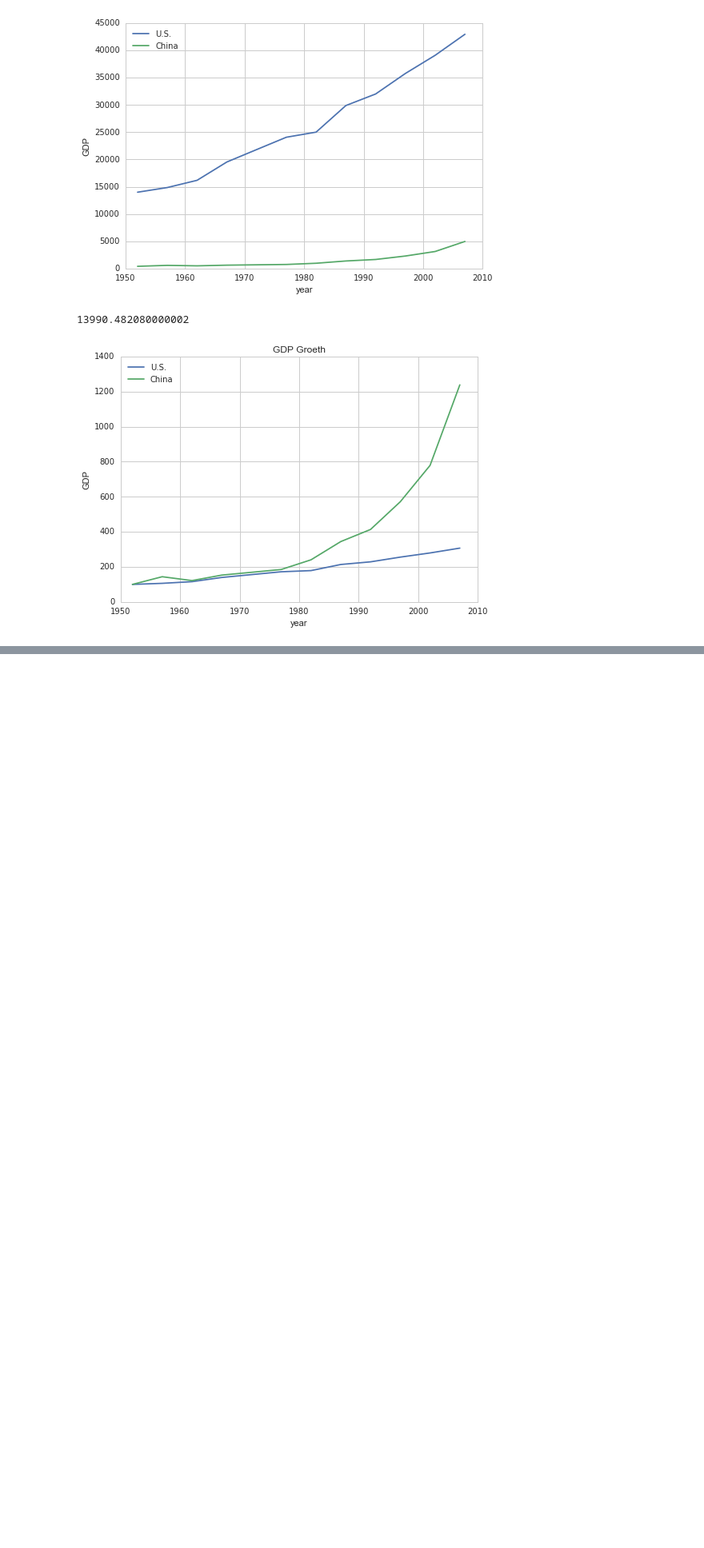
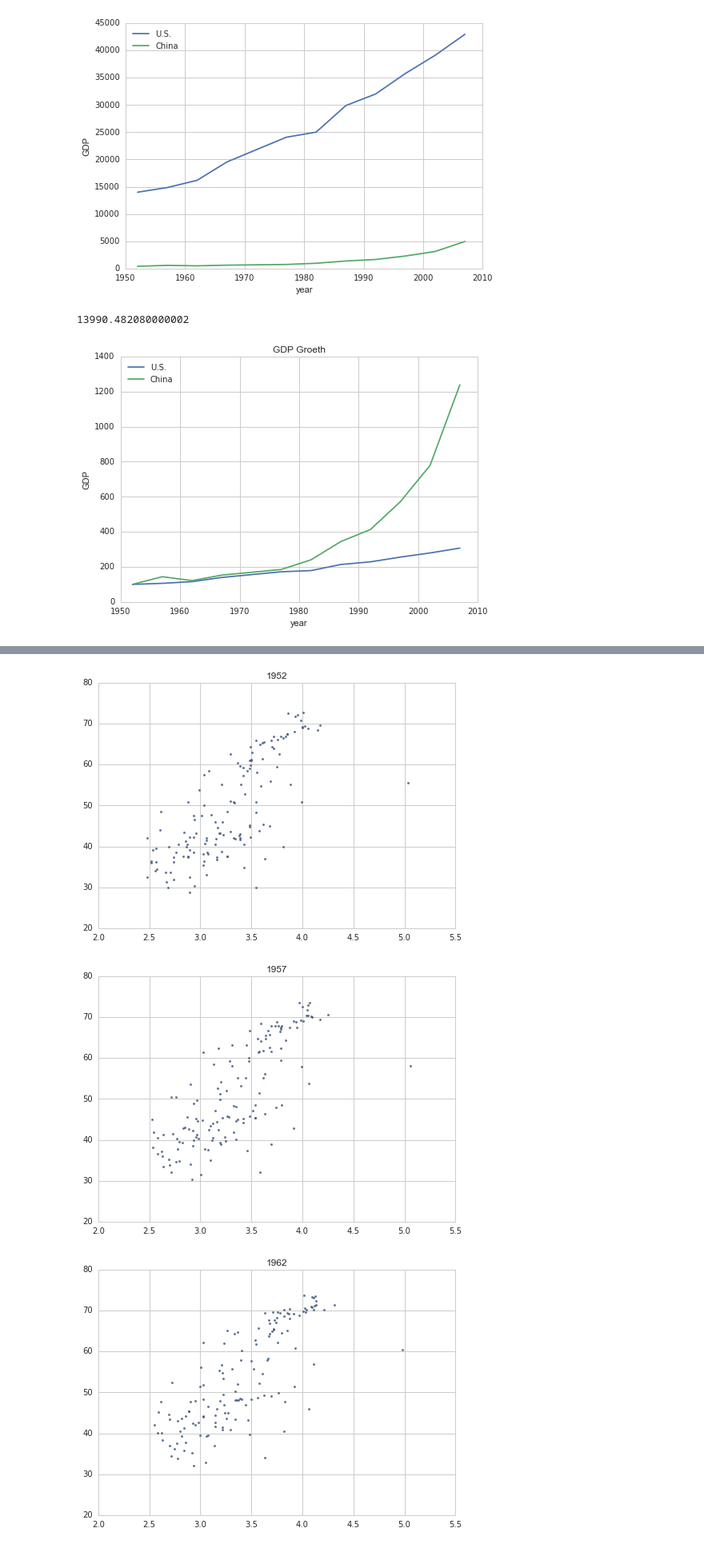
Before and after one commit to kriloc/deeplearning, a Jupyter notebook: Visualization/Matplotlib-First_Time.ipynb, the cells around one changed output, grey strips where cells are left out. Shown at 80% size. Drawn from its saved outputs; the diff is of its cells as text; code cells hidden in the pictures; blank space fills up the shorter version.

```diff
--- a/Visualization/Matplotlib-First_Time.ipynb
+++ b/Visualization/Matplotlib-First_Time.ipynb
@@ -258,0 +302,11 @@ plt.show()
+# %%
+years_sorted = sorted(set(data.year))
+for given_year in years_sorted:
+    data_year = data[data.year == given_year]
+    plt.scatter(np.log10(data_year.gdpPerCapita),data_year.lifeExpectancy, 5)  # 5是點的大小
+    plt.title(given_year)
+    plt.show()
+# %% [output]
+[figure, added]
+[figure, added]
+[figure, added]
```
Also changed, not shown: parts of 39 cells of this notebook, 3 other files.
